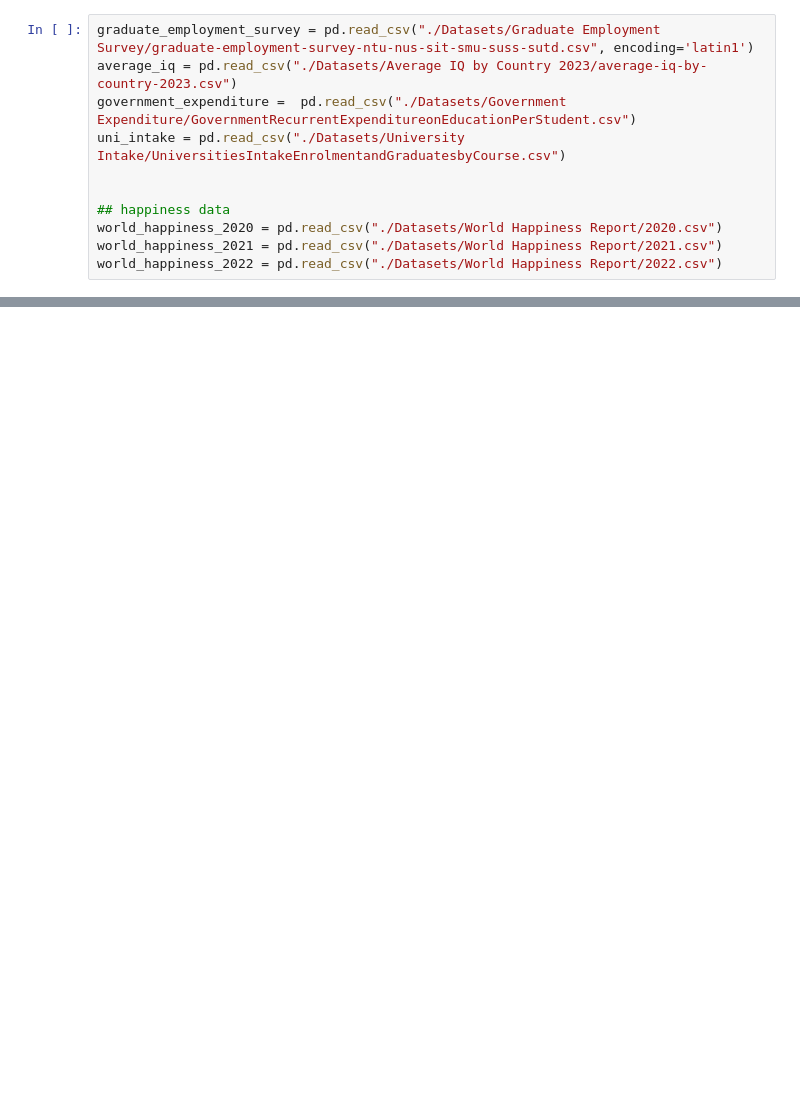
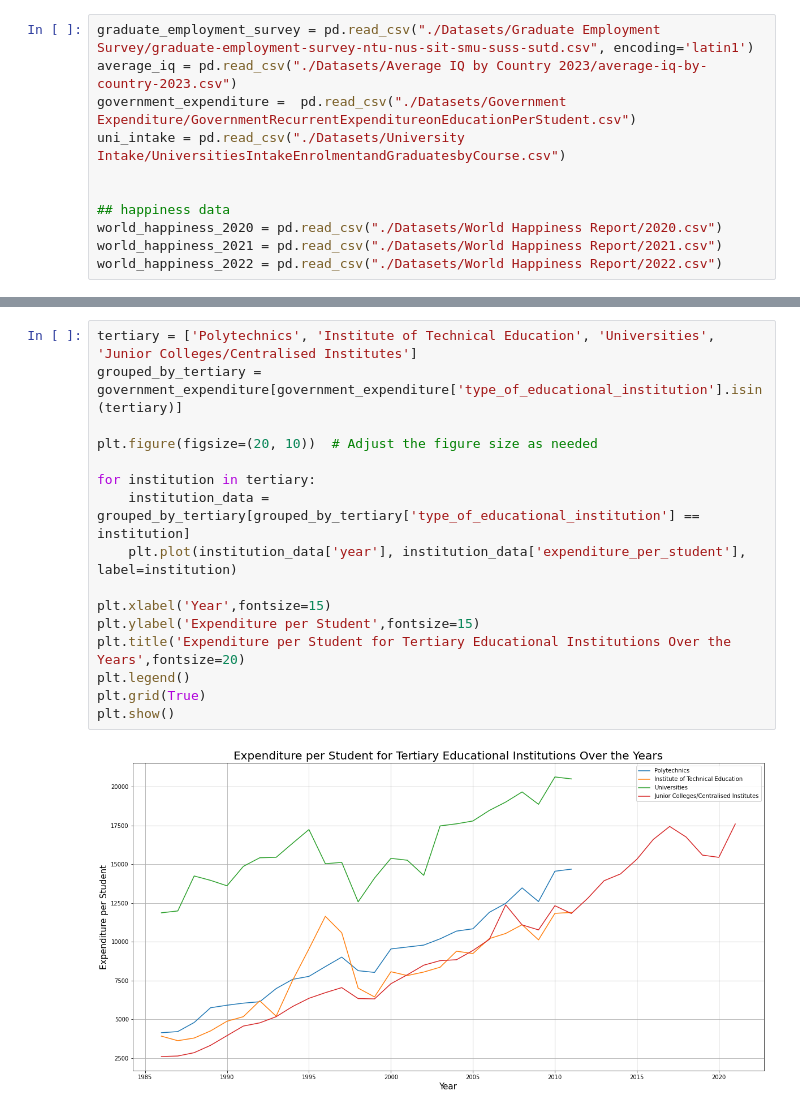
Before and after one commit to rajkaran27/PDS-CA2, a Jupyter notebook: CA2-new.ipynb, the cells around one changed output, grey strips where cells are left out. Cells and saved outputs as stored; diff of their text form; blank space fills up the shorter version.

```diff
--- a/CA2-new.ipynb
+++ b/CA2-new.ipynb
@@ -34,0 +213,18 @@ grouped_by_tertiary = government_expenditure[government_expenditure['type_of_edu
+# %%
+tertiary = ['Polytechnics', 'Institute of Technical Education', 'Universities', 'Junior Colleges/Centralised Institutes']
+grouped_by_tertiary = government_expenditure[government_expenditure['type_of_educational_institution'].isin(tertiary)]
+
+plt.figure(figsize=(20, 10))  # Adjust the figure size as needed
+
+for institution in tertiary:
+    institution_data = grouped_by_tertiary[grouped_by_tertiary['type_of_educational_institution'] == institution]
+    plt.plot(institution_data['year'], institution_data['expenditure_per_student'], label=institution)
+
+plt.xlabel('Year',fontsize=15)
+plt.ylabel('Expenditure per Student',fontsize=15)
+plt.title('Expenditure per Student for Tertiary Educational Institutions Over the Years',fontsize=20)
+plt.legend()
+plt.grid(True)
+plt.show()
+# %% [output]
+[figure, added]
```
Also changed, not shown: parts of 25 cells of this notebook, 3 other files.
